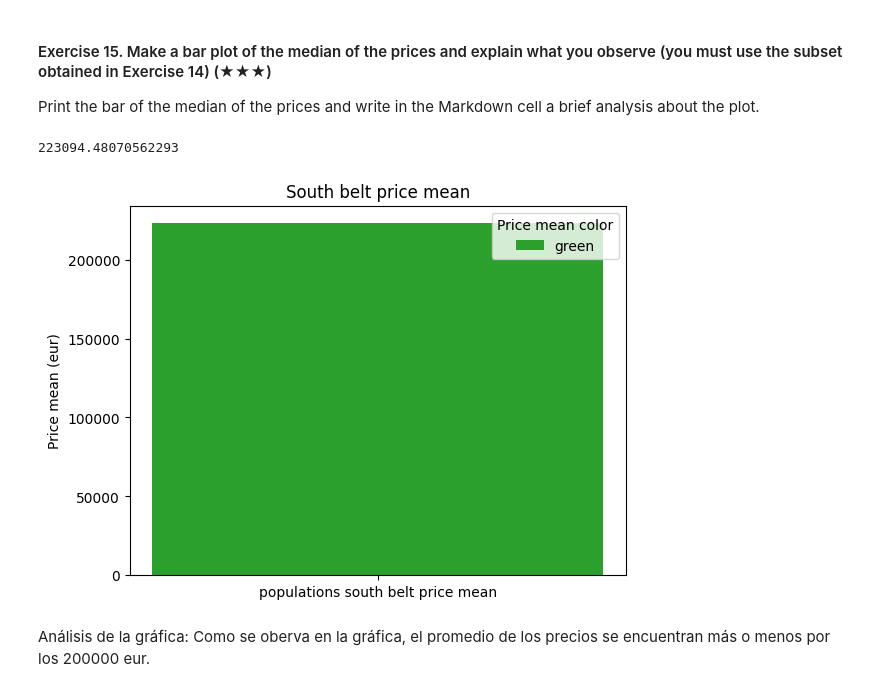
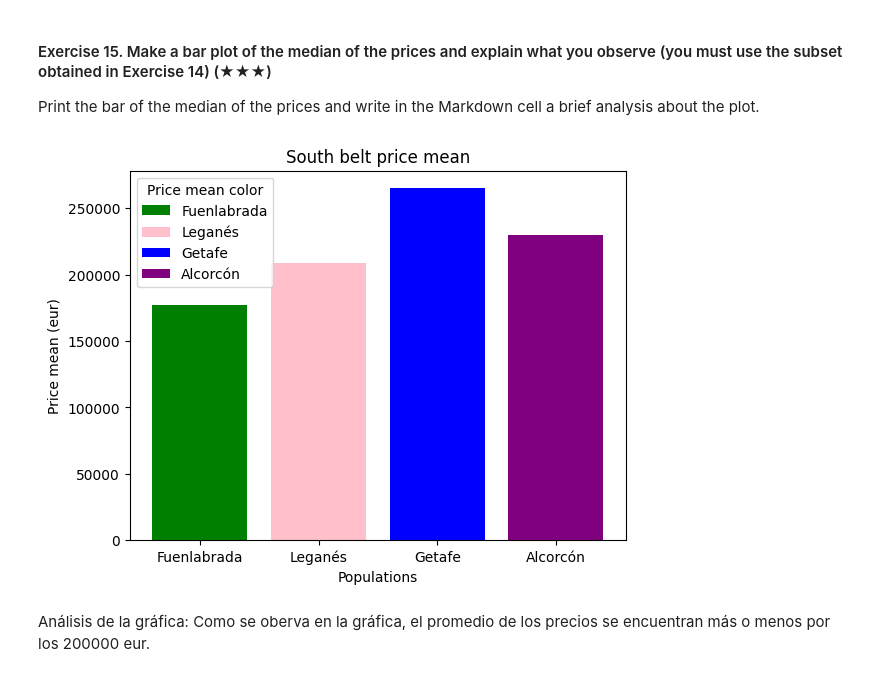
Before and after one commit to Bere333/realestate-datacleanup-exercise, a Jupyter notebook: project.ipynb, the cells around one changed output. Cells and saved outputs as stored; diff of their text form; code cells hidden in the pictures.

Commit message:
added bar plot to exercise 15

```diff
--- a/project.ipynb
+++ b/project.ipynb
@@ -306,28 +306,32 @@ sb_populations
 #### Exercise 15. Make a bar plot of the median of the prices and explain what you observe (you must use the subset obtained in Exercise 14) (★★★)
 
 Print the bar of the median of the prices and write in the Markdown cell a brief analysis about the plot.
+# %%
+# Average price populations
+pfp = sb_populations.loc[sb_populations["level5"] == "Fuenlabrada"]["price"].mean()
+plp = sb_populations.loc[sb_populations["level5"] == "Leganés"]["price"].mean()
+pgp = sb_populations.loc[sb_populations["level5"] == "Getafe"]["price"].mean()
+pap = sb_populations.loc[sb_populations["level5"] == "Alcorcón"]["price"].mean()
 # %%
 # TODO: Code
-sb_price_mean = sb_populations["price"].mean()
-print(sb_price_mean)
 
 fig, ax = plt.subplots()
 
-label_price_mean = ['populations south belt price mean']
-counts = [sb_price_mean]
-bar_labels = ['green']
-bar_colors = ['tab:green']
+label_price_mean = ['Fuenlabrada', 'Leganés', 'Getafe', 'Alcorcón']
+counts = [pfp, plp, pgp, pap]
+bar_labels = ['Fuenlabrada', 'Leganés', 'Getafe', 'Alcorcón']
+bar_colors = ['green', 'pink', 'blue', 'purple']
 
 ax.bar(label_price_mean, counts, label=bar_labels, color=bar_colors)
 
+ax.set_xlabel('Populations')
 ax.set_ylabel('Price mean (eur)')
 ax.set_title('South belt price mean')
 ax.legend(title='Price mean color')
 
 plt.show()
 # %% [output]
-223094.48070562293
-[figure, old version]
+[figure, new version]
 # %% [markdown]
 Análisis de la gráfica: Como se oberva en la gráfica, el promedio de los precios se encuentran más o menos por los 200000 eur.
 # %% [markdown]
```
